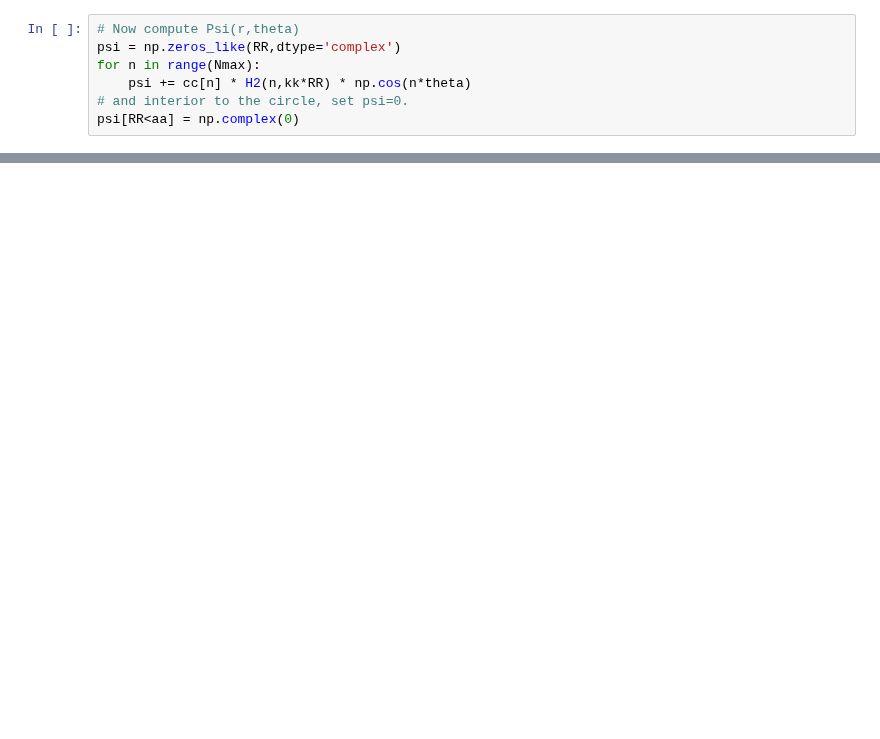
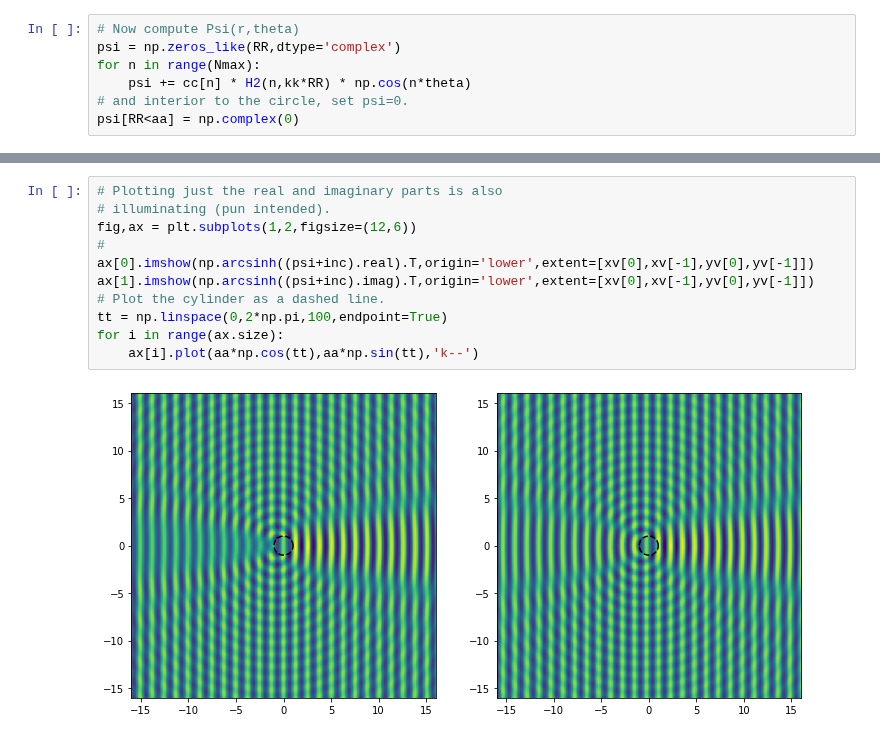
Before and after one commit to LBJ-Wade/Notebooks_cosmology, a Jupyter notebook: physics209/ScalarDiffractionCylinder.ipynb, the cells around one changed output, grey strips where cells are left out. Cells and saved outputs as stored; diff of their text form; blank space fills up the shorter version.

```diff
--- a/physics209/ScalarDiffractionCylinder.ipynb
+++ b/physics209/ScalarDiffractionCylinder.ipynb
@@ -94,0 +110,13 @@ ax.plot(aa*np.cos(tt),aa*np.sin(tt),'k--')
+# %%
+# Plotting just the real and imaginary parts is also
+# illuminating (pun intended).
+fig,ax = plt.subplots(1,2,figsize=(12,6))
+#
+ax[0].imshow(np.arcsinh((psi+inc).real).T,origin='lower',extent=[xv[0],xv[-1],yv[0],yv[-1]])
+ax[1].imshow(np.arcsinh((psi+inc).imag).T,origin='lower',extent=[xv[0],xv[-1],yv[0],yv[-1]])
+# Plot the cylinder as a dashed line.
+tt = np.linspace(0,2*np.pi,100,endpoint=True)
+for i in range(ax.size):
+    ax[i].plot(aa*np.cos(tt),aa*np.sin(tt),'k--')
+# %% [output]
+[figure, added]
```
Also changed, not shown: parts of 6 cells of this notebook.
